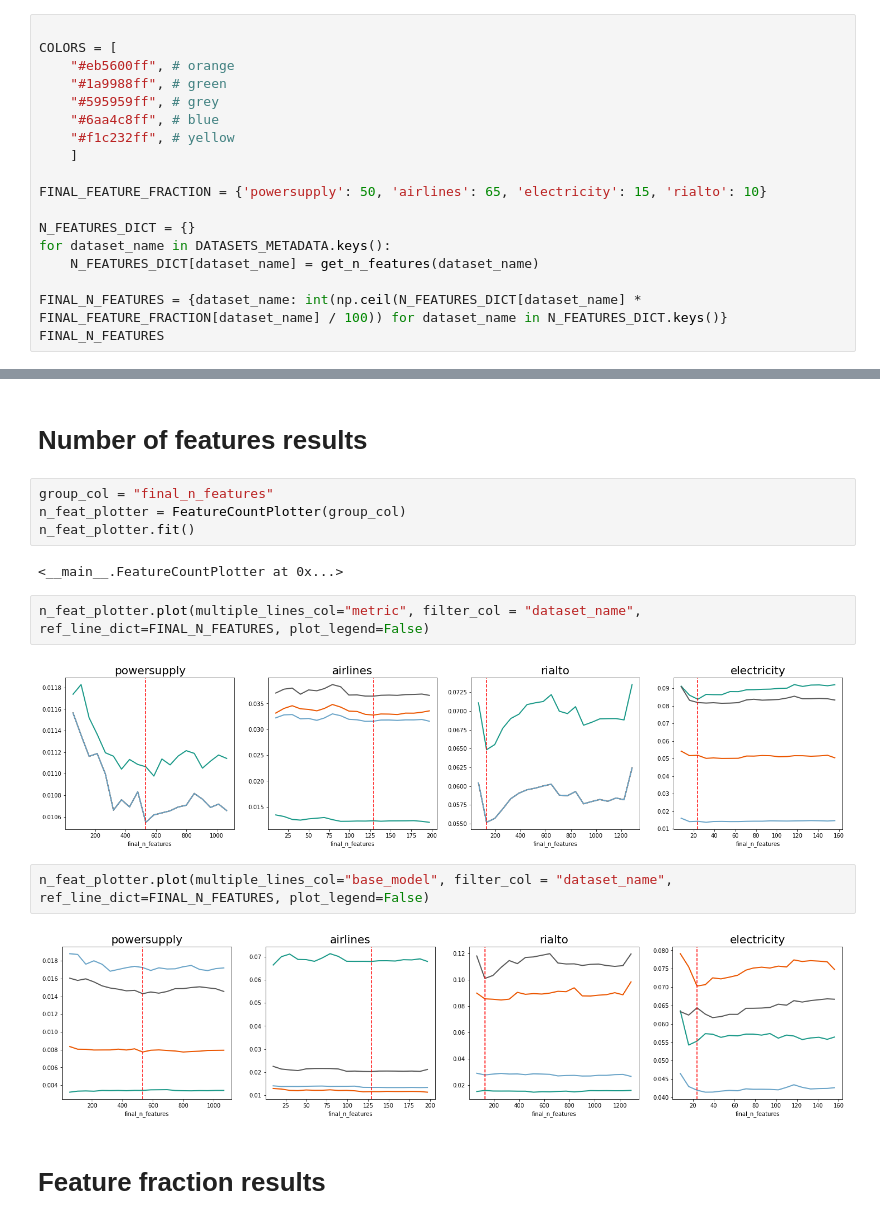
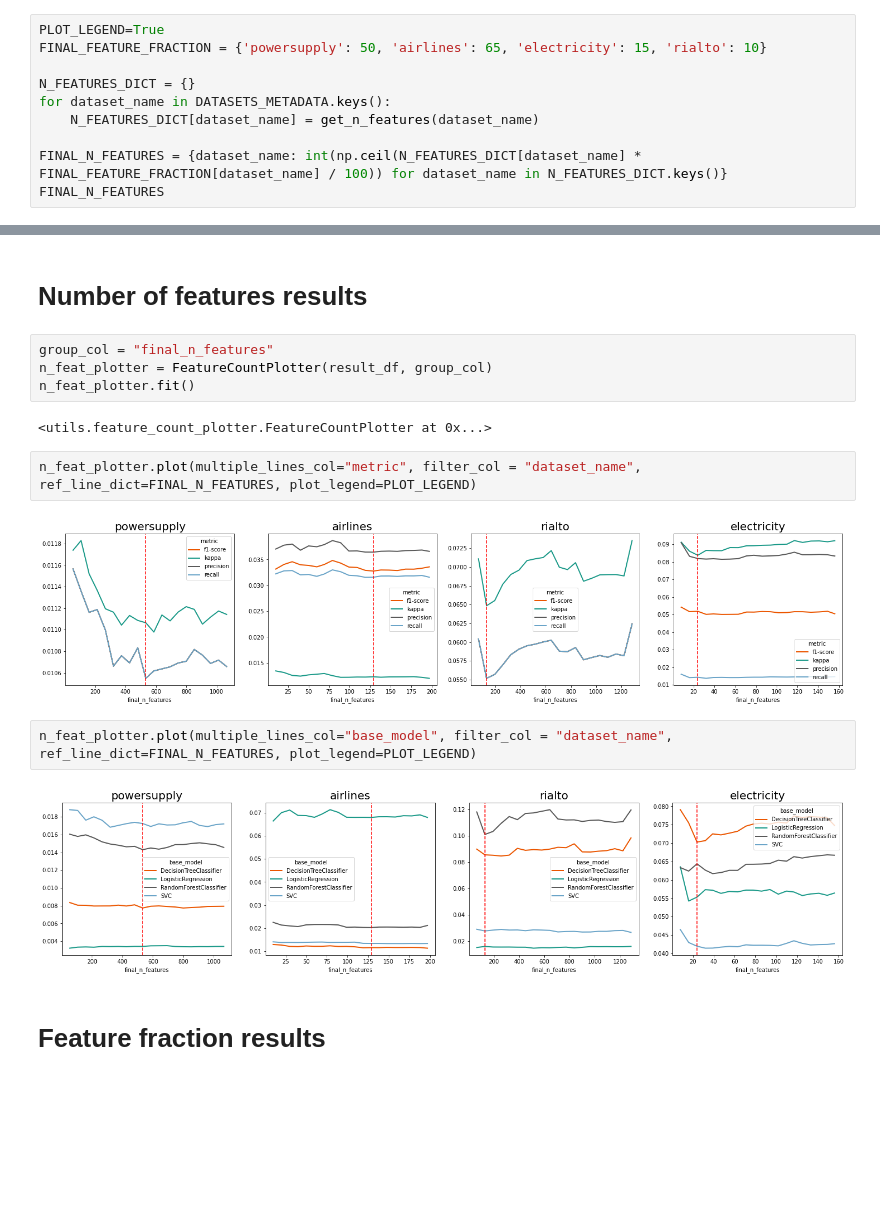
Before and after one commit to feamelo/drift-meta-learning, a Jupyter notebook: src/experiments/results/result_feature_selection.ipynb, the cells around one changed output, grey strips where cells are left out. Cells and saved outputs as stored; diff of their text form; blank space fills up the shorter version.

Commit message:
Chart adjustments

```diff
--- a/src/experiments/results/result_feature_selection.ipynb
+++ b/src/experiments/results/result_feature_selection.ipynb
@@ -18,15 +15,7 @@ def get_n_features(dataset_name: str):
         model = pickle.load(handle)
     return model.n_features_
 # %%
-
-COLORS = [
-    "#eb5600ff", # orange
-    "#1a9988ff", # green
-    "#595959ff", # grey
-    "#6aa4c8ff", # blue
-    "#f1c232ff", # yellow
-    ]
-
+PLOT_LEGEND=True
 FINAL_FEATURE_FRACTION = {'powersupply': 50, 'airlines': 65, 'electricity': 15, 'rialto': 10}
 
 N_FEATURES_DICT = {}
@@ -125,18 +54,18 @@ class FeatureCountPlotter():
 # Number of features results
 # %%
 group_col = "final_n_features"
-n_feat_plotter = FeatureCountPlotter(group_col)
+n_feat_plotter = FeatureCountPlotter(result_df, group_col)
 n_feat_plotter.fit()
 # %% [output]
-<__main__.FeatureCountPlotter at 0x...>
+<utils.feature_count_plotter.FeatureCountPlotter at 0x...>
 # %%
-n_feat_plotter.plot(multiple_lines_col="metric", filter_col = "dataset_name", ref_line_dict=FINAL_N_FEATURES, plot_legend=False)
+n_feat_plotter.plot(multiple_lines_col="metric", filter_col = "dataset_name", ref_line_dict=FINAL_N_FEATURES, plot_legend=PLOT_LEGEND)
 # %% [output]
-[figure, old version]
+[figure, new version]
 # %%
-n_feat_plotter.plot(multiple_lines_col="base_model", filter_col = "dataset_name", ref_line_dict=FINAL_N_FEATURES, plot_legend=False)
+n_feat_plotter.plot(multiple_lines_col="base_model", filter_col = "dataset_name", ref_line_dict=FINAL_N_FEATURES, plot_legend=PLOT_LEGEND)
 # %% [output]
-[figure, old version]
+[figure, new version]
 # %% [markdown]
 # Feature fraction results
 # %%
```
Also changed, not shown: parts of 6 cells of this notebook, 4 other files.
